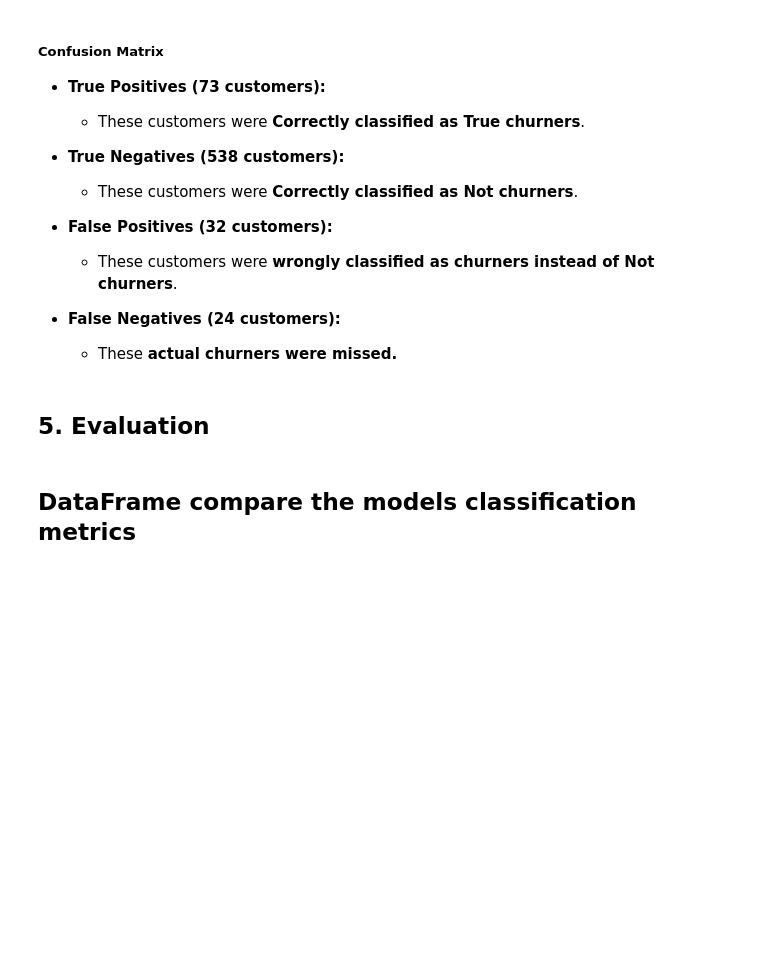
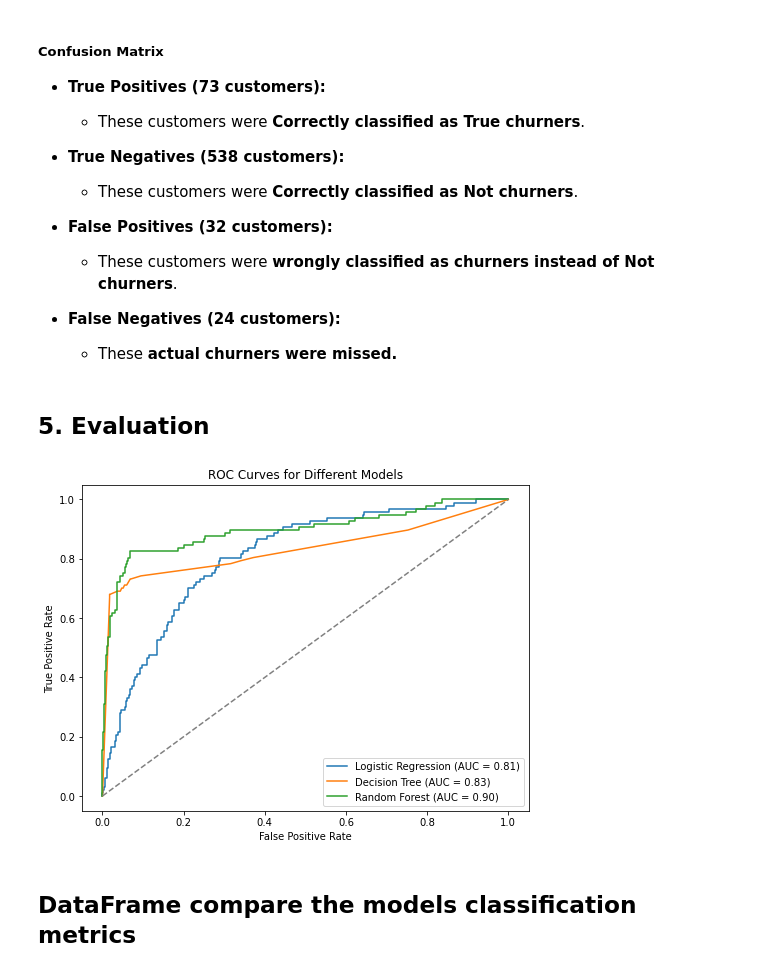
Before and after one commit to ianbett-hub/Phase-3-Project, a Jupyter notebook: dsc-phase-3-project.ipynb, the cells around one changed output. Saved outputs shown, nothing was run; the diff lists cells and outputs as text; code cells hidden in the pictures; blank space fills up the shorter version.

```diff
--- a/dsc-phase-3-project.ipynb
+++ b/dsc-phase-3-project.ipynb
@@ -1196,6 +1196,76 @@ Confusion Matrix (Raw Values):
   - These **actual churners were missed.**
 # %% [markdown]
 ## 5. Evaluation
+# %%
+# Initialize classifiers and resampling techniques
+classifiers = {
+    "Logistic Regression": {
+        "model": LogisticRegression(random_state=42),
+        "resampler": SMOTE(random_state=42)
+    },
+    "Decision Tree": {
+        "model": DecisionTreeClassifier(random_state=42),
+        "grid_search": {
+            "param_grid": {
+                "max_depth": [3, 5, 10],
+                "min_samples_split": [2, 5, 10],
+                "min_samples_leaf": [1, 2, 5],
+                "criterion": ["gini", "entropy"]
+            },
+            "cv": 5,
+            "scoring": "accuracy"
+        }
+    },
+    "Random Forest": {
+        "model": RandomForestClassifier(n_estimators=50, max_depth=10, random_state=42),
+        "resampler": (RandomOverSampler(sampling_strategy=0.8, random_state=42),
+                      RandomUnderSampler(sampling_strategy=0.9, random_state=42))
+    }
+}
+
+# Plot ROC curves
+plt.figure(figsize=(8, 6))
+
+for name, config in classifiers.items():
+    # Resampling if applicable
+    if "resampler" in config:
+        if isinstance(config["resampler"], tuple):  # ROS + RUS for Random Forest
+            X_resampled, y_resampled = config["resampler"][0].fit_resample(X_train, y_train)
+            X_resampled, y_resampled = config["resampler"][1].fit_resample(X_resampled, y_resampled)
+        else:
+            X_resampled, y_resampled = config["resampler"].fit_resample(X_train_sc, y_train)
+    else:
+        X_resampled, y_resampled = X_train, y_train
+
+    # Grid search for Decision Tree
+    if "grid_search" in config:
+        grid_search = GridSearchCV(config["model"], config["grid_search"]["param_grid"],
+                                   cv=config["grid_search"]["cv"], scoring=config["grid_search"]["scoring"])
+        grid_search.fit(X_train, y_train)
+        model = grid_search.best_estimator_
+    else:
+        model = config["model"]
+        model.fit(X_resampled, y_resampled)
+
+    # Predict probabilities for ROC Curve
+    y_probs = model.predict_proba(X_test_sc if name == "Logistic Regression" else X_test)[:, 1]
+
+    # Compute ROC curve
+    fpr, tpr, _ = roc_curve(y_test, y_probs)
+    auc_score = roc_auc_score(y_test, y_probs)
+
+    # Plot ROC curve
+    plt.plot(fpr, tpr, label=f'{name} (AUC = {auc_score:.2f})')
+
+# Plot random classifier line
+plt.plot([0, 1], [0, 1], linestyle='--', color='gray')
+plt.xlabel('False Positive Rate')
+plt.ylabel('True Positive Rate')
+plt.title('ROC Curves for Different Models')
+plt.legend()
+plt.show()
+# %% [output]
+[figure, added]
 # %% [markdown]
 ## DataFrame compare the models classification metrics
 # %%
```
Also changed, not shown: parts of 1 cell of this notebook.
